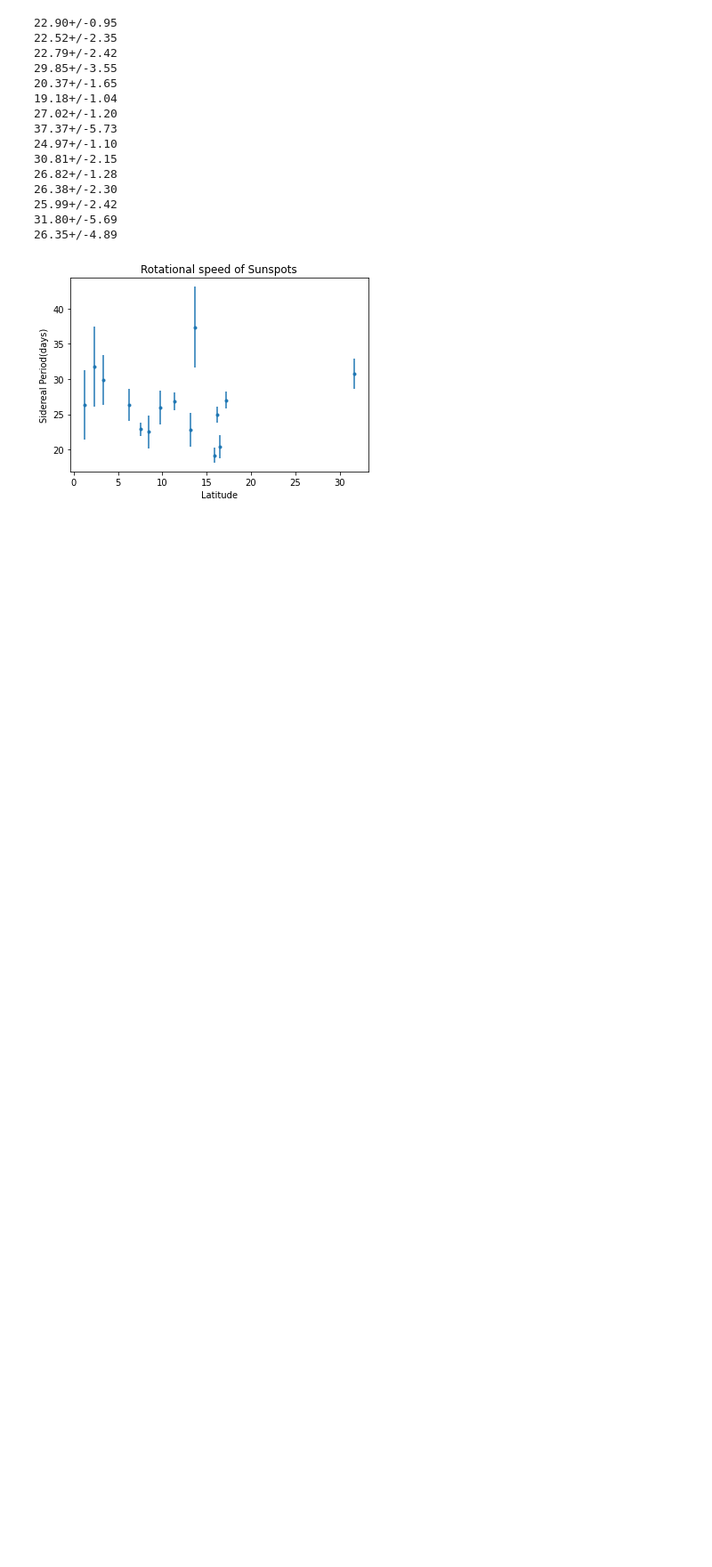
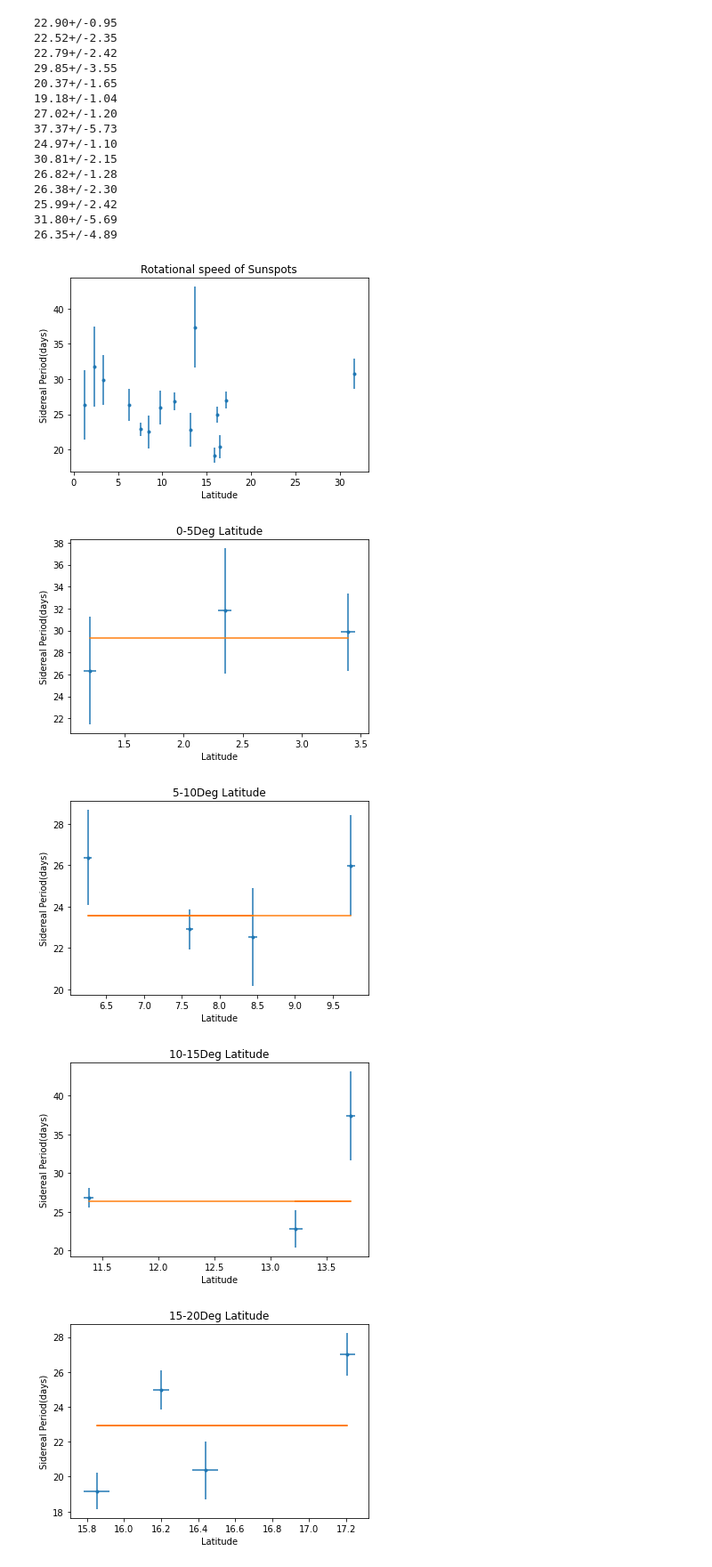
Before and after one commit to StephenJohnson-CardiffUni/Astro, a Jupyter notebook: SunSpot.ipynb, the cells around one changed output. Shown: that part at 89% size. Drawn from its saved outputs; the diff is of its cells as text; code cells hidden in the pictures; blank space fills up the shorter version.

```diff
--- a/SunSpot.ipynb
+++ b/SunSpot.ipynb
@@ -544,7 +544,7 @@ def flatLine(x,c):
 
 plt.figure()
 firstpopt,firstpcov = curve_fit(flatLine,firstLatNorm,firstSiderealNorm,28,firstSiderealUn)
-
+firstPeriod = uc.ufloat(firstpopt,np.sqrt(np.diag(firstpcov)))
 
 plt.errorbar(firstLatNorm,firstSiderealNorm,firstSiderealUn,firstLatUn,'.');
 plt.plot(firstLatNorm,(firstpopt,firstpopt,firstpopt));
@@ -555,6 +555,7 @@ plt.title("0-5Deg Latitude");
 #5-10
 plt.figure()
 secondpopt,secondpcov = curve_fit(flatLine,secondLatNorm,secondSiderealNorm,24,secondSiderealUn)
+secondPeriod = uc.ufloat(secondpopt,np.sqrt(np.diag(secondpcov)))
 
 plt.errorbar(secondLatNorm,secondSiderealNorm,secondSiderealUn,secondLatUn,'.');
 plt.plot(secondLatNorm,(secondpopt,secondpopt,secondpopt,secondpopt));
@@ -564,30 +565,38 @@ plt.title("5-10Deg Latitude");
 
 #10-15
 plt.figure()
 thirdpopt,thirdpcov = curve_fit(flatLine,thirdLatNorm,thirdSiderealNorm,28,thirdSiderealUn)
+thirdPeriod = uc.ufloat(thirdpopt,np.sqrt(np.diag(thirdpcov)))
 
 plt.errorbar(thirdLatNorm,thirdSiderealNorm,thirdSiderealUn,thirdLatUn,'.');
 plt.plot(thirdLatNorm,(thirdpopt,thirdpopt,thirdpopt));
 plt.xlabel("Latitude");
 plt.ylabel("Sidereal Period(days)");
 plt.title("10-15Deg Latitude");
 
 #15-20
 plt.figure()
 forthpopt,forthpcov = curve_fit(flatLine,forthLatNorm,forthSiderealNorm,28,forthSiderealUn)
+forthPeriod = uc.ufloat(forthpopt,np.sqrt(np.diag(forthpcov)))
 
 plt.errorbar(forthLatNorm,forthSiderealNorm,forthSiderealUn,forthLatUn,'.');
 plt.plot(forthLatNorm,(forthpopt,forthpopt,forthpopt,forthpopt));
 plt.xlabel("Latitude");
 plt.ylabel("Sidereal Period(days)");
 plt.title("15-20Deg Latitude");
 
 #20+
 plt.figure()
 fithpopt,fithpcov = curve_fit(flatLine,fithLatNorm,fithSiderealNorm,28,fithSiderealUn)
+fithPeriod = uc.ufloat(fithpopt,np.sqrt(np.diag(fithpcov)))
 
 plt.errorbar(fithLatNorm,fithSiderealNorm,fithSiderealUn,fithLatUn,'.');
 plt.plot(fithLatNorm,(fithpopt));
 plt.xlabel("Latitude");
 plt.ylabel("Sidereal Period(days)");
 plt.title("20+Deg Latitude");
+# %% [output]
+[figure, added]
+[figure, added]
+[figure, added]
+[figure, added]
```
Also changed, not shown: parts of 7 cells of this notebook.
